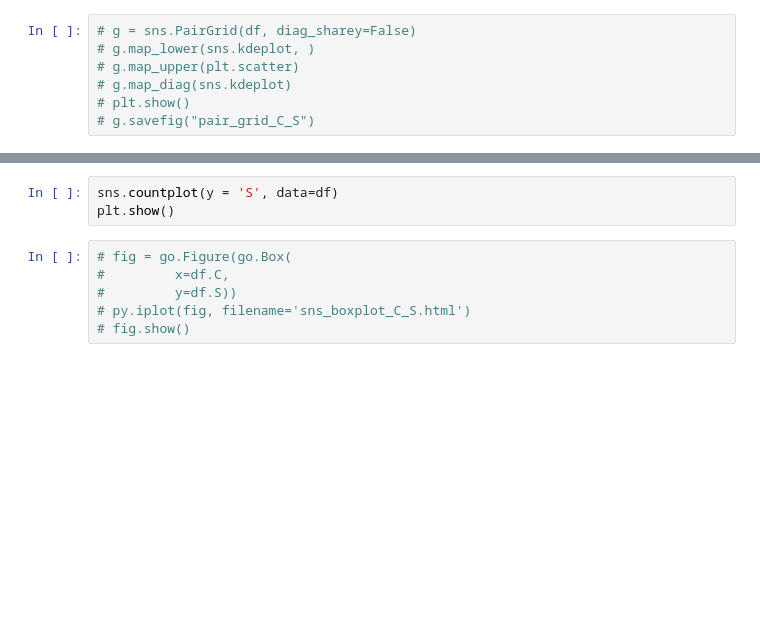
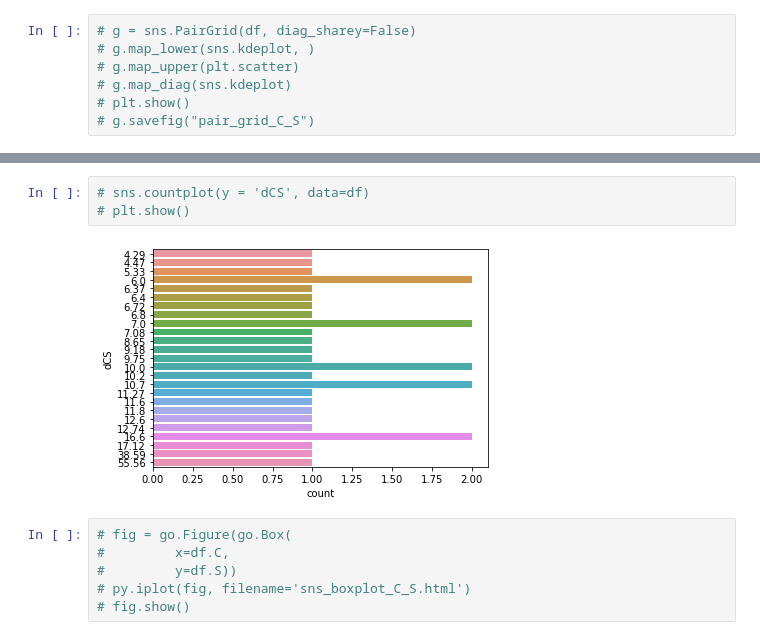
Before and after one commit to butayama/Learning-Python-for-Data-Science, a Jupyter notebook: plotly_pumuckl_01.ipynb, the cells around one changed output, grey strips where cells are left out. Drawn from its saved outputs; the diff is of its cells as text; blank space fills up the shorter version.

```diff
--- a/plotly_pumuckl_01.ipynb
+++ b/plotly_pumuckl_01.ipynb
@@ -186,6 +192,8 @@ plt.show()
 # %%
-sns.countplot(y = 'S', data=df)
-plt.show()
+# sns.countplot(y = 'dCS', data=df)
+# plt.show()
+# %% [output]
+[figure, added]
 # %%
 # fig = go.Figure(go.Box(
 #         x=df.C,
```
Also changed, not shown: parts of 8 cells of this notebook.
